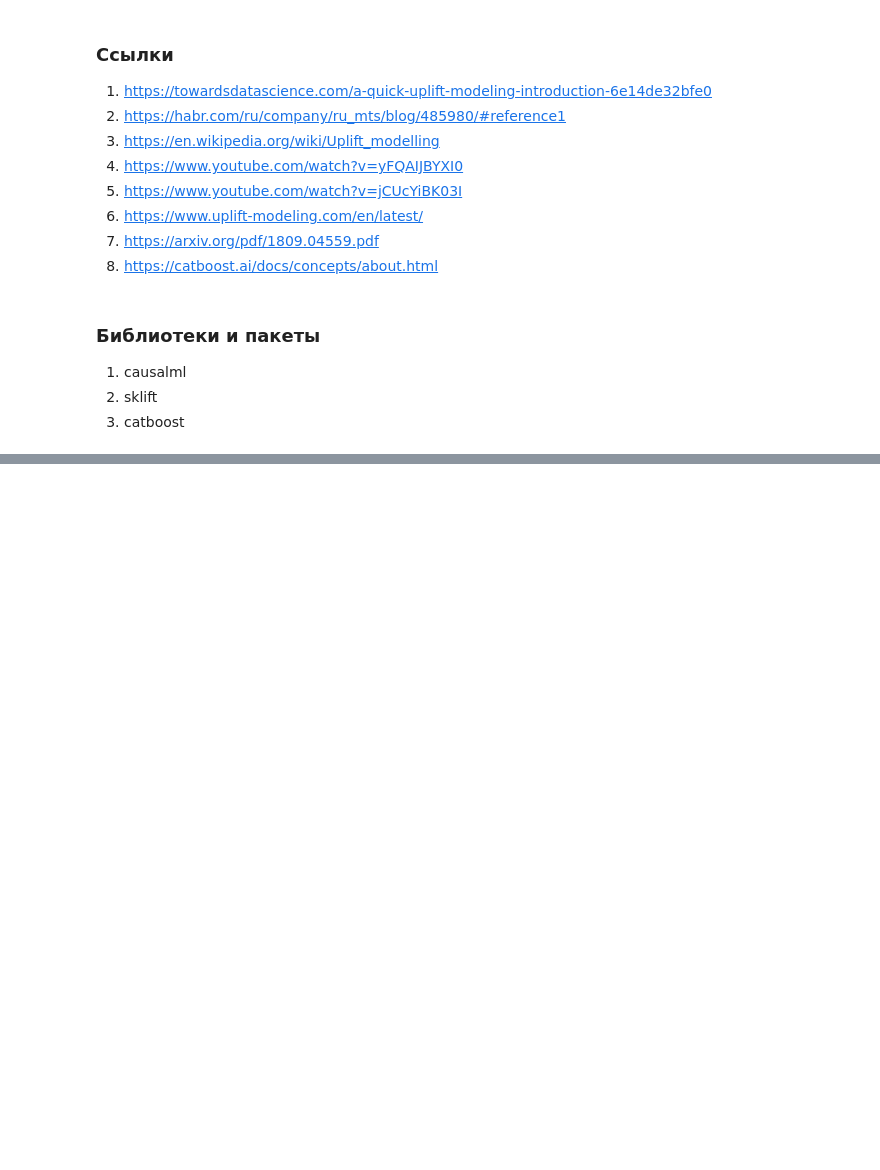
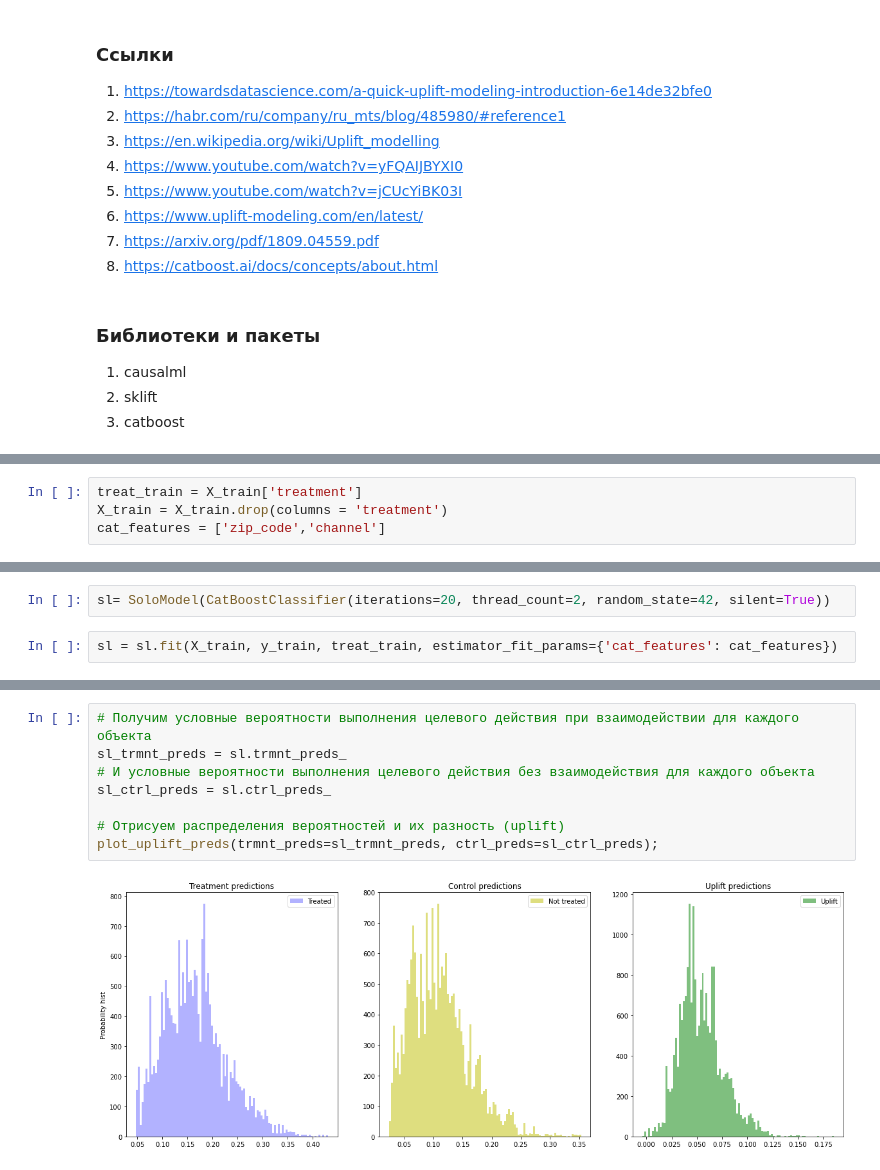
Before and after one commit to Shmanov/Machine-learning-in-business, a Jupyter notebook: webinar4.ipynb, the cells around one changed output, grey strips where cells are left out. Saved outputs shown, nothing was run; the diff lists cells and outputs as text; blank space fills up the shorter version.

```diff
--- a/webinar4.ipynb
+++ b/webinar4.ipynb
@@ -378 +496,5 @@ df.head()
+# %%
+treat_train = X_train['treatment']
+X_train = X_train.drop(columns = 'treatment')
+cat_features = ['zip_code','channel']
 # %%
@@ -399,0 +519,4 @@ X_train, X_test, y_train, y_test = train_test_split(df[features], df[target], te
+# %%
+sl= SoloModel(CatBoostClassifier(iterations=20, thread_count=2, random_state=42, silent=True))
+# %%
+sl = sl.fit(X_train, y_train, treat_train, estimator_fit_params={'cat_features': cat_features})
@@ -399,0 +542,10 @@ X_train, X_test, y_train, y_test = train_test_split(df[features], df[target], te
+# %%
+# Получим условные вероятности выполнения целевого действия при взаимодействии для каждого объекта
+sl_trmnt_preds = sl.trmnt_preds_
+# И условные вероятности выполнения целевого действия без взаимодействия для каждого объекта
+sl_ctrl_preds = sl.ctrl_preds_
+
+# Отрисуем распределения вероятностей и их разность (uplift)
+plot_uplift_preds(trmnt_preds=sl_trmnt_preds, ctrl_preds=sl_ctrl_preds);
+# %% [output]
+[figure, added]
```
Also changed, not shown: parts of 21 cells of this notebook, 4 other files.
